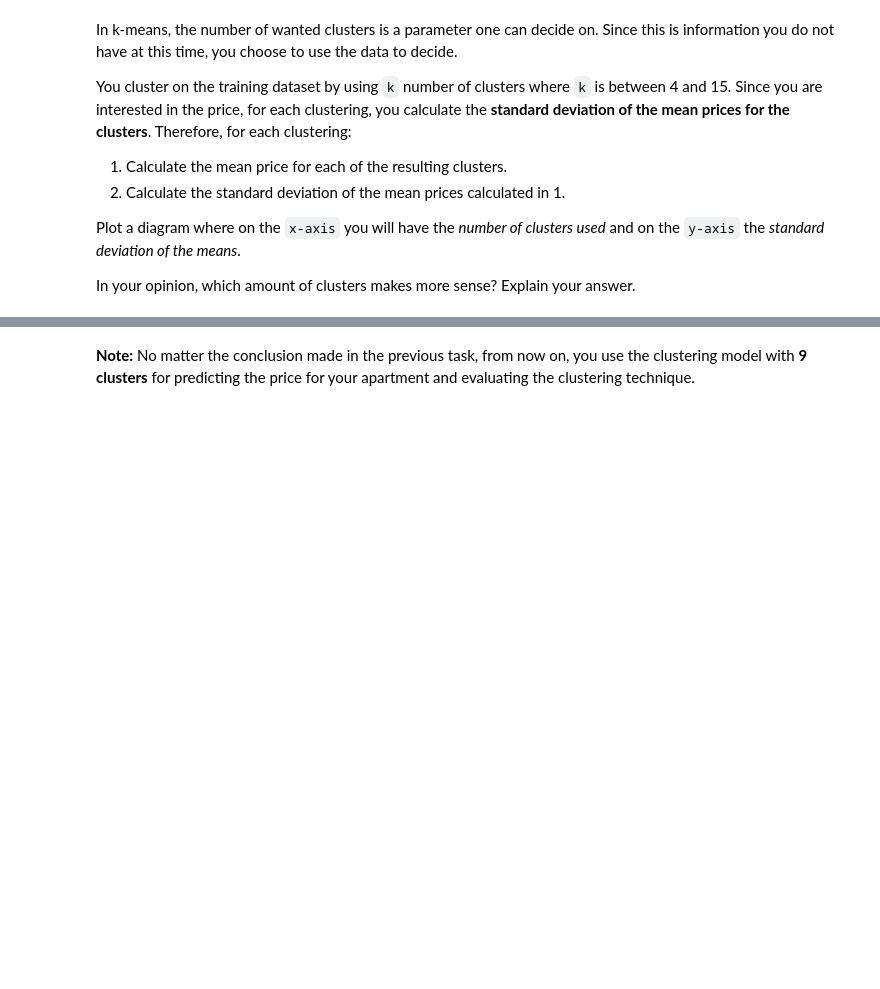
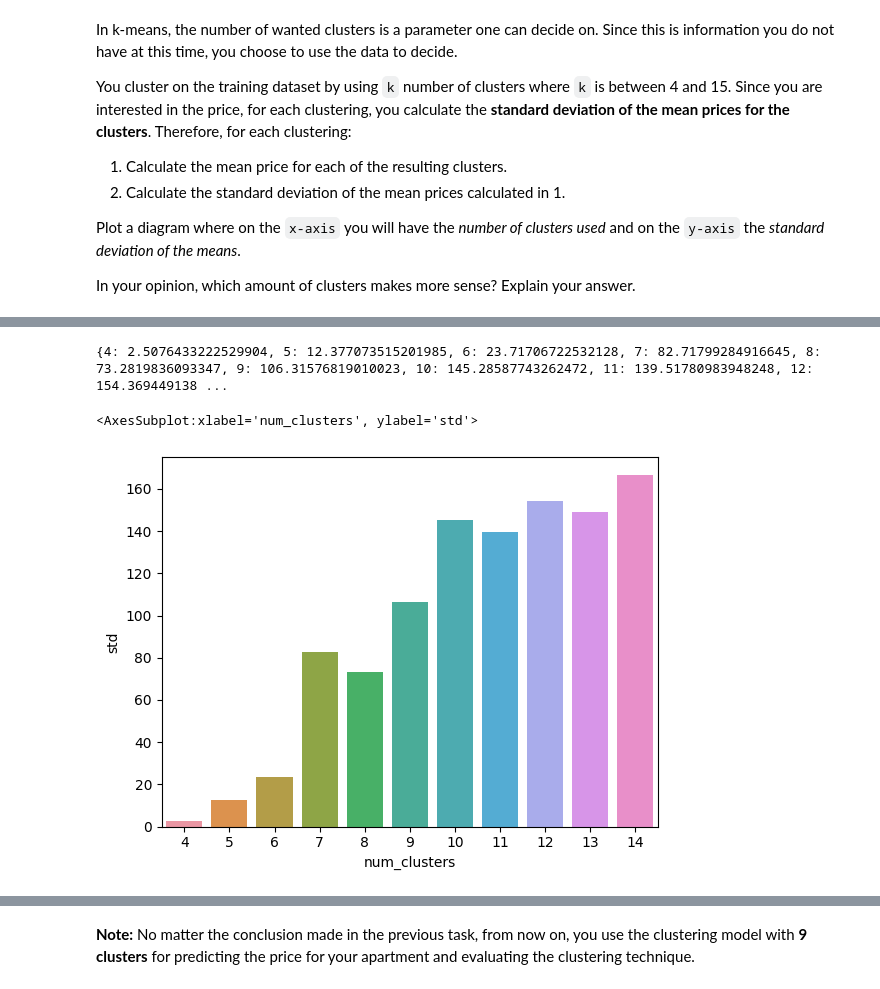
Before and after one commit to alpharmike/ids-assignment-1, a Jupyter notebook: assignment_1.ipynb, the cells around one changed output, grey strips where cells are left out. Drawn from its saved outputs; the diff is of its cells as text; code cells hidden in the pictures; blank space fills up the shorter version.

```diff
--- a/assignment_1.ipynb
+++ b/assignment_1.ipynb
@@ -615,0 +709,8 @@ In your opinion, which amount of clusters makes more sense? Explain your answer.
+# %%
+print(cluster_std)
+cluster_std_df = pd.DataFrame({'num_clusters': cluster_std.keys(), 'std': cluster_std.values()})
+sns.barplot(x='num_clusters', y='std', data=cluster_std_df)
+# %% [output]
+{4: 2.5076433222529904, 5: 12.377073515201985, 6: 23.71706722532128, 7: 82.71799284916645, 8: 73.2819836093347, 9: 106.31576819010023, 10: 145.28587743262472, 11: 139.51780983948248, 12: 154.369449138 ...
+<AxesSubplot:xlabel='num_clusters', ylabel='std'>
+[figure, added]
```
Also changed, not shown: parts of 21 cells of this notebook.
